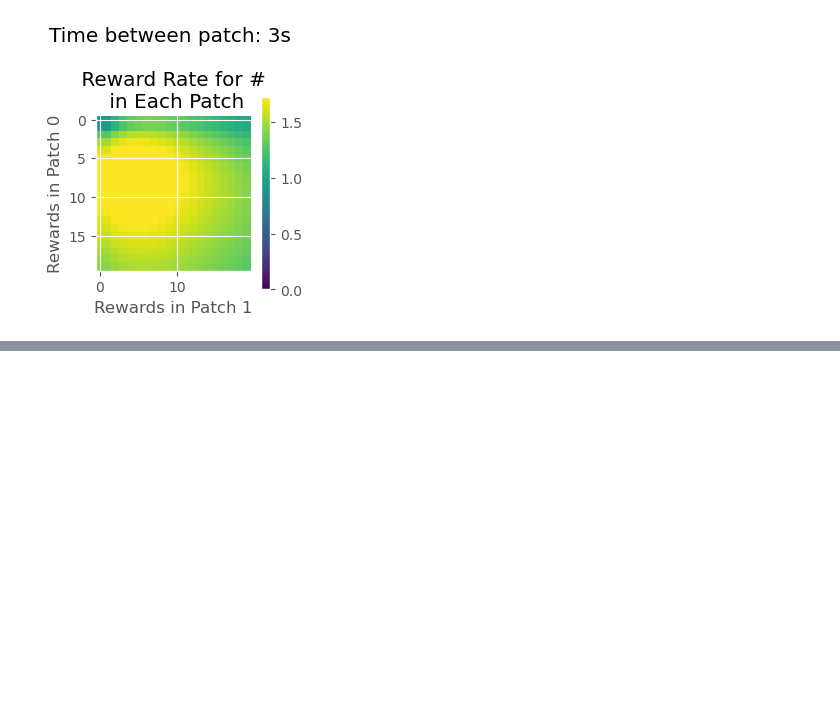
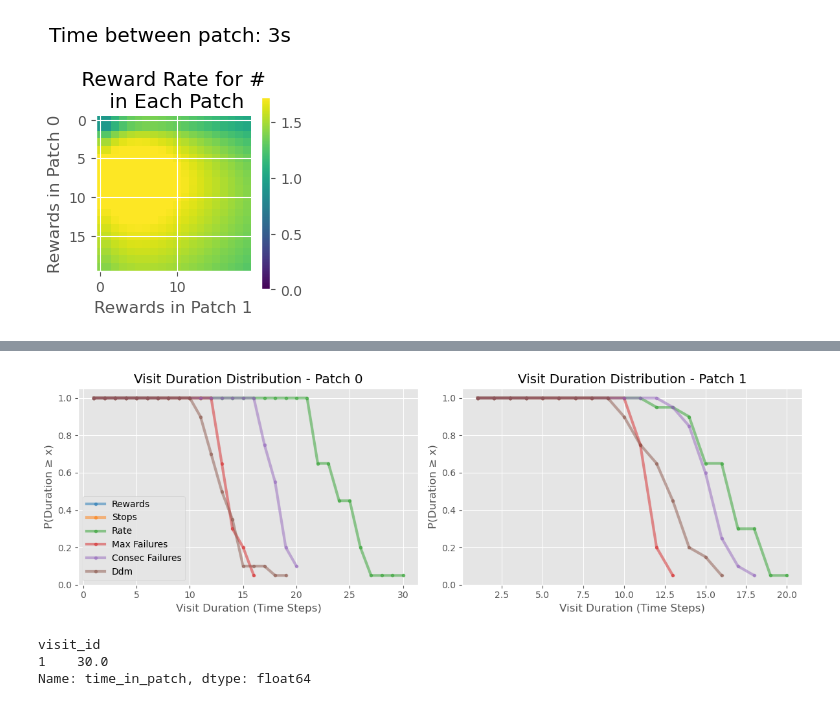
Before and after one commit to lauradriscoll/foraging-strategies, a Jupyter notebook: code/diff_strategies.ipynb, the cells around one changed output, grey strips where cells are left out. Drawn from its saved outputs; the diff is of its cells as text; code cells hidden in the pictures; blank space fills up the shorter version.

```diff
--- a/code/diff_strategies.ipynb
+++ b/code/diff_strategies.ipynb
@@ -170,3 +177,54 @@ plt.savefig(f'figs/patch_stops.png', bbox_inches='tight', dpi=300)
+# %%
+# Plot: Cumulative Distribution of Stops per Visit by Patch Type
+plt.figure(figsize=(12, 4))
+
+for patch_id in [0, 1]:
+    plt.subplot(1, 2, patch_id + 1)
+
+    # Collect all visit durations for each strategy across all simulations
+    strategy_durations = {strategy: [] for strategy in strategy_struct.keys()}
+
+    for sim_num in range(num_simulations):
+        for strategy in strategy_struct.keys():
+            data = read_h5_data(h5_file_path, sim_num, strategy)
+
+            patch_data = data[data['patch_id'] == patch_id].copy()
+            if len(patch_data) > 0:
+                patch_data['visit_id'] = (patch_data['patch_id'] != patch_data['patch_id'].shift()).cumsum()
+                visit_durations = patch_data.groupby('visit_id')['time_in_patch'].max()
+                strategy_durations[strategy].extend(visit_durations.values)
+
+    # Now plot cumulative distribution for each strategy using all collected data
+    for strategy in strategy_struct.keys():
+        if len(strategy_durations[strategy]) > 0:
+            durations = np.array(strategy_durations[strategy])
+            max_duration = min(int(durations.max()), 50)
+            x_vals = range(1, max_duration + 1)
+            cumulative = [np.mean(durations >= x) for x in x_vals]
+
+            plt.plot(x_vals, cumulative, '.-',
+                     label=strategy.replace('_', ' ').title(),
+                     color=color_set[strategy], linewidth=3, alpha = .5)
+
+    if patch_id == 0:
+        plt.legend()
+
+    plt.xlabel('Visit Duration (Time Steps)')
+    plt.ylabel('P(Duration ≥ x)')
+    plt.title(f'Visit Duration Distribution - Patch {patch_id}')
+    plt.grid(True)
+    plt.ylim(0, 1.05)
+
+plt.tight_layout()
+plt.show()
+# %% [output]
+[figure, added]
+# %%
+visit_durations
+# %% [output]
+visit_id
+1    30.0
+Name: time_in_patch, dtype: float64
 # %%
 # Plot: Reward Rate over Time
 plt.figure(figsize=(6, 4))
```
Also changed, not shown: parts of 8 cells of this notebook, 16 other files.
